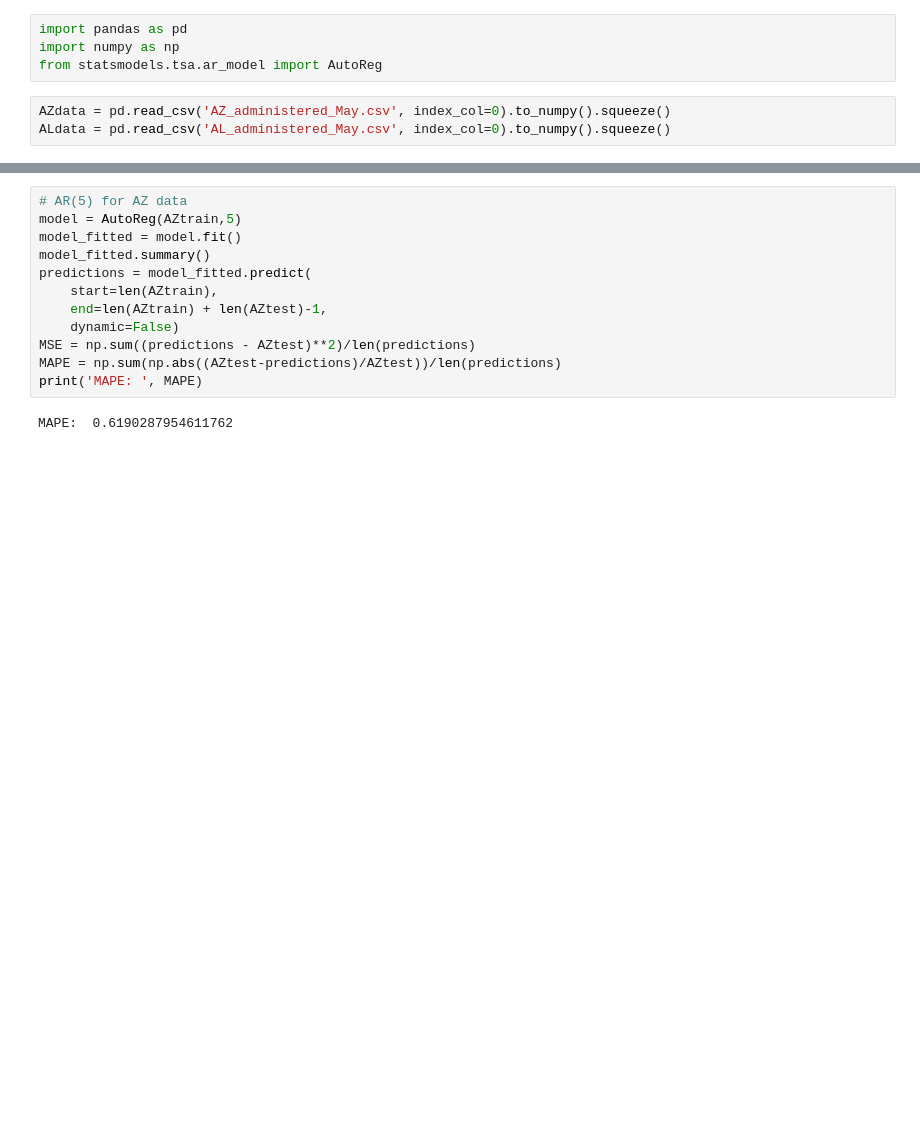
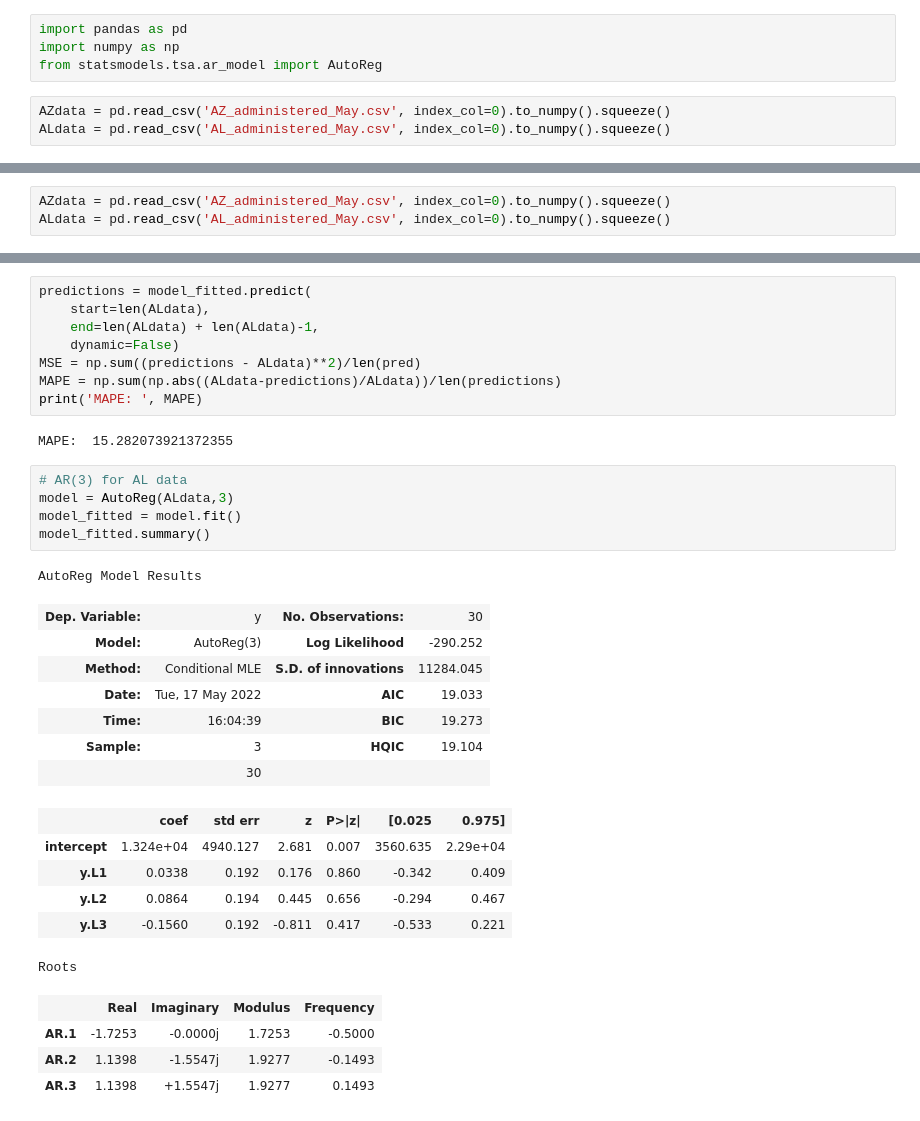
Before and after one commit to DJX1995/CSE544_Project, a Jupyter notebook: code/part_d.ipynb, the cells around one changed output, grey strips where cells are left out. Saved outputs shown, nothing was run; the diff lists cells and outputs as text; blank space fills up the shorter version.

```diff
--- a/code/part_d.ipynb
+++ b/code/part_d.ipynb
@@ -39,0 +127,3 @@ MAPE:  0.5896660805197141
+# %%
+AZdata = pd.read_csv('AZ_administered_May.csv', index_col=0).to_numpy().squeeze()
+ALdata = pd.read_csv('AL_administered_May.csv', index_col=0).to_numpy().squeeze()
@@ -40,14 +150,34 @@ MAPE:  0.5896660805197141
 # %%
-# AR(5) for AZ data
-model = AutoReg(AZtrain,5)
-model_fitted = model.fit()
-model_fitted.summary()
 predictions = model_fitted.predict(
-    start=len(AZtrain),
-    end=len(AZtrain) + len(AZtest)-1,
+    start=len(ALdata),
+    end=len(ALdata) + len(ALdata)-1,
     dynamic=False)
-MSE = np.sum((predictions - AZtest)**2)/len(predictions)
-MAPE = np.sum(np.abs((AZtest-predictions)/AZtest))/len(predictions)
+MSE = np.sum((predictions - ALdata)**2)/len(pred)
+MAPE = np.sum(np.abs((ALdata-predictions)/ALdata))/len(predictions)
 print('MAPE: ', MAPE)
 # %% [output]
-MAPE:  0.6190287954611762
+MAPE:  15.282073921372355
+# %%
+# AR(3) for AL data
+model = AutoReg(ALdata,3)
+model_fitted = model.fit()
+model_fitted.summary()
+# %% [output]
+AutoReg Model Results
+| Dep. Variable: | y | No. Observations: | 30 |
+| Model: | AutoReg(3) | Log Likelihood | -290.252 |
+| Method: | Conditional MLE | S.D. of innovations | 11284.045 |
+| Date: | Tue, 17 May 2022 | AIC | 19.033 |
+| Time: | 16:04:39 | BIC | 19.273 |
+| Sample: | 3 | HQIC | 19.104 |
+|  | 30 |  |  |
+|  | coef | std err | z | P>|z| | [0.025 | 0.975] |
+| intercept | 1.324e+04 | 4940.127 | 2.681 | 0.007 | 3560.635 | 2.29e+04 |
+| y.L1 | 0.0338 | 0.192 | 0.176 | 0.860 | -0.342 | 0.409 |
+| y.L2 | 0.0864 | 0.194 | 0.445 | 0.656 | -0.294 | 0.467 |
+| y.L3 | -0.1560 | 0.192 | -0.811 | 0.417 | -0.533 | 0.221 |
+Roots
+|  | Real | Imaginary | Modulus | Frequency |
+| AR.1 | -1.7253 | -0.0000j | 1.7253 | -0.5000 |
+| AR.2 | 1.1398 | -1.5547j | 1.9277 | -0.1493 |
+| AR.3 | 1.1398 | +1.5547j | 1.9277 | 0.1493 |
```
Also changed, not shown: parts of 20 cells of this notebook.
